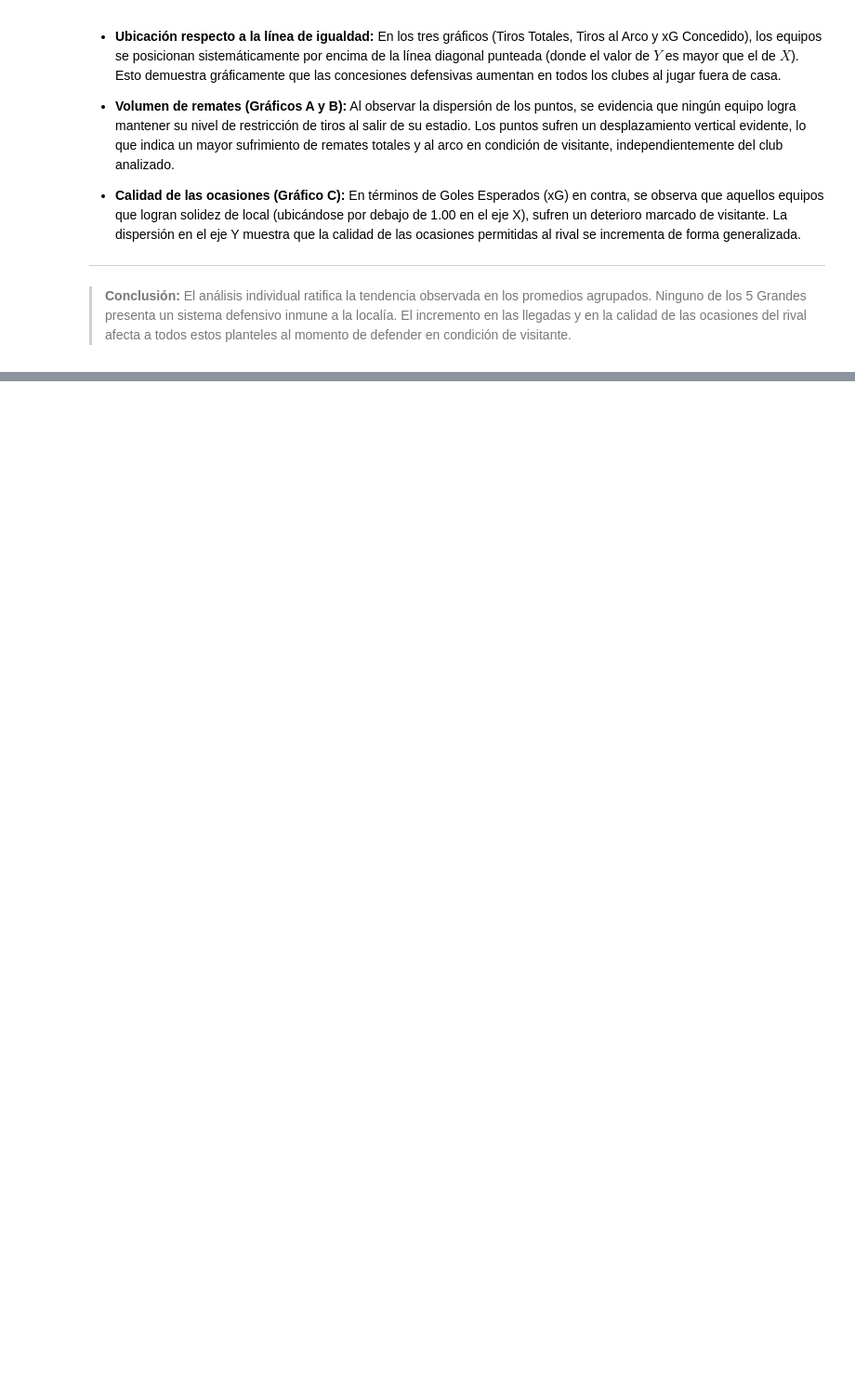
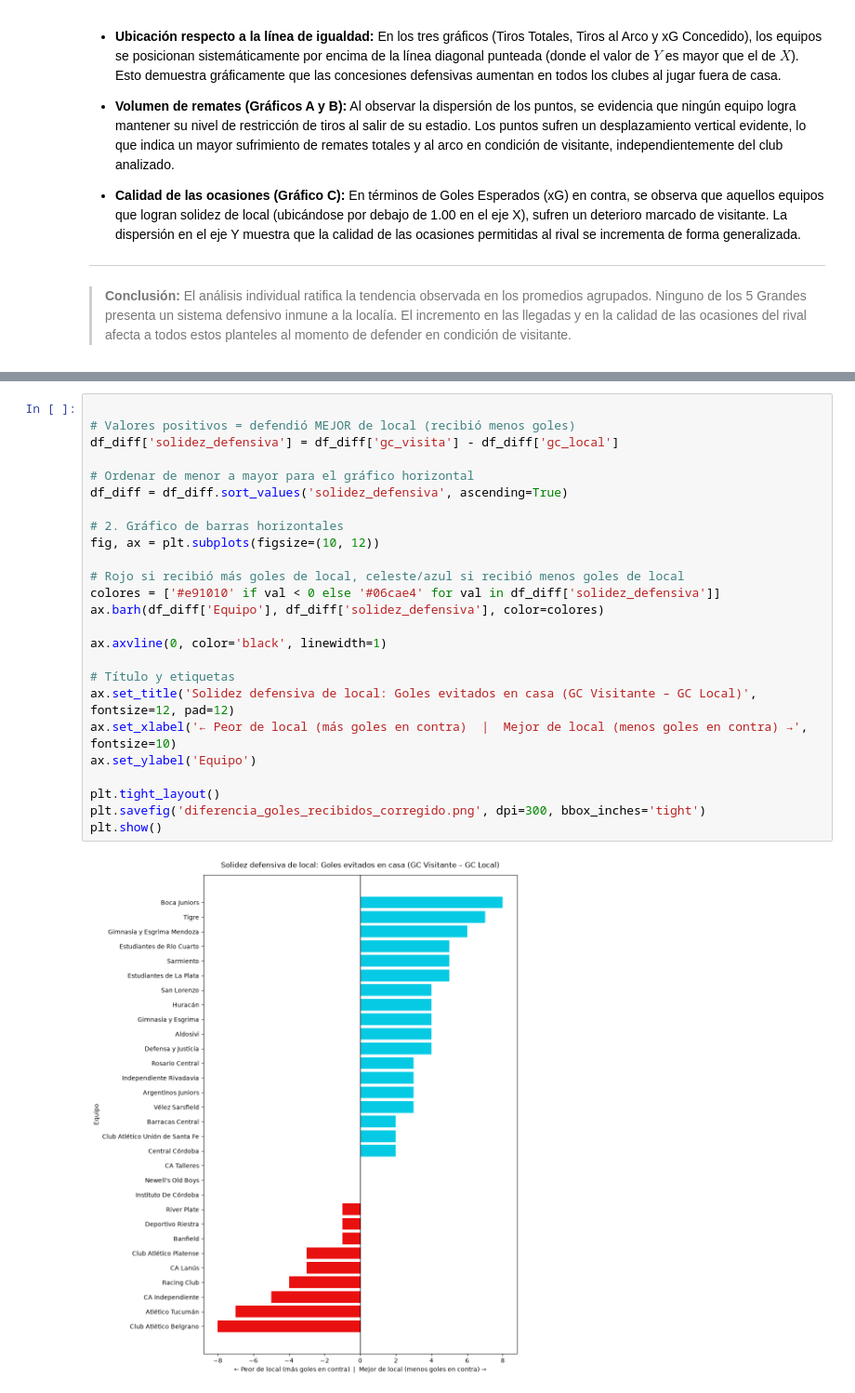
Before and after one commit to santiagoleguizamon10/TP-labo, a Jupyter notebook: tp__labo_def.ipynb, the cells around one changed output, grey strips where cells are left out. Shown at 93% size. Saved outputs shown, nothing was run; the diff lists cells and outputs as text; blank space fills up the shorter version.

Commit message:
agrego goles recibidos

```diff
--- a/tp__labo_def.ipynb
+++ b/tp__labo_def.ipynb
@@ -393,0 +403,27 @@ A partir de los gráficos de dispersión, que relacionan el promedio de las mét
+# %%
+
+# Valores positivos = defendió MEJOR de local (recibió menos goles)
+df_diff['solidez_defensiva'] = df_diff['gc_visita'] - df_diff['gc_local']
+
+# Ordenar de menor a mayor para el gráfico horizontal
+df_diff = df_diff.sort_values('solidez_defensiva', ascending=True)
+
+# 2. Gráfico de barras horizontales
+fig, ax = plt.subplots(figsize=(10, 12))
+
+# Rojo si recibió más goles de local, celeste/azul si recibió menos goles de local
+colores = ['#e91010' if val < 0 else '#06cae4' for val in df_diff['solidez_defensiva']]
+ax.barh(df_diff['Equipo'], df_diff['solidez_defensiva'], color=colores)
+
+ax.axvline(0, color='black', linewidth=1)
+
+# Título y etiquetas
+ax.set_title('Solidez defensiva de local: Goles evitados en casa (GC Visitante – GC Local)', fontsize=12, pad=12)
+ax.set_xlabel('← Peor de local (más goles en contra)  |  Mejor de local (menos goles en contra) →', fontsize=10)
+ax.set_ylabel('Equipo')
+
+plt.tight_layout()
+plt.savefig('diferencia_goles_recibidos_corregido.png', dpi=300, bbox_inches='tight')
+plt.show()
+# %% [output]
+[figure, added]
```
Also changed, not shown: parts of 3 cells of this notebook.
